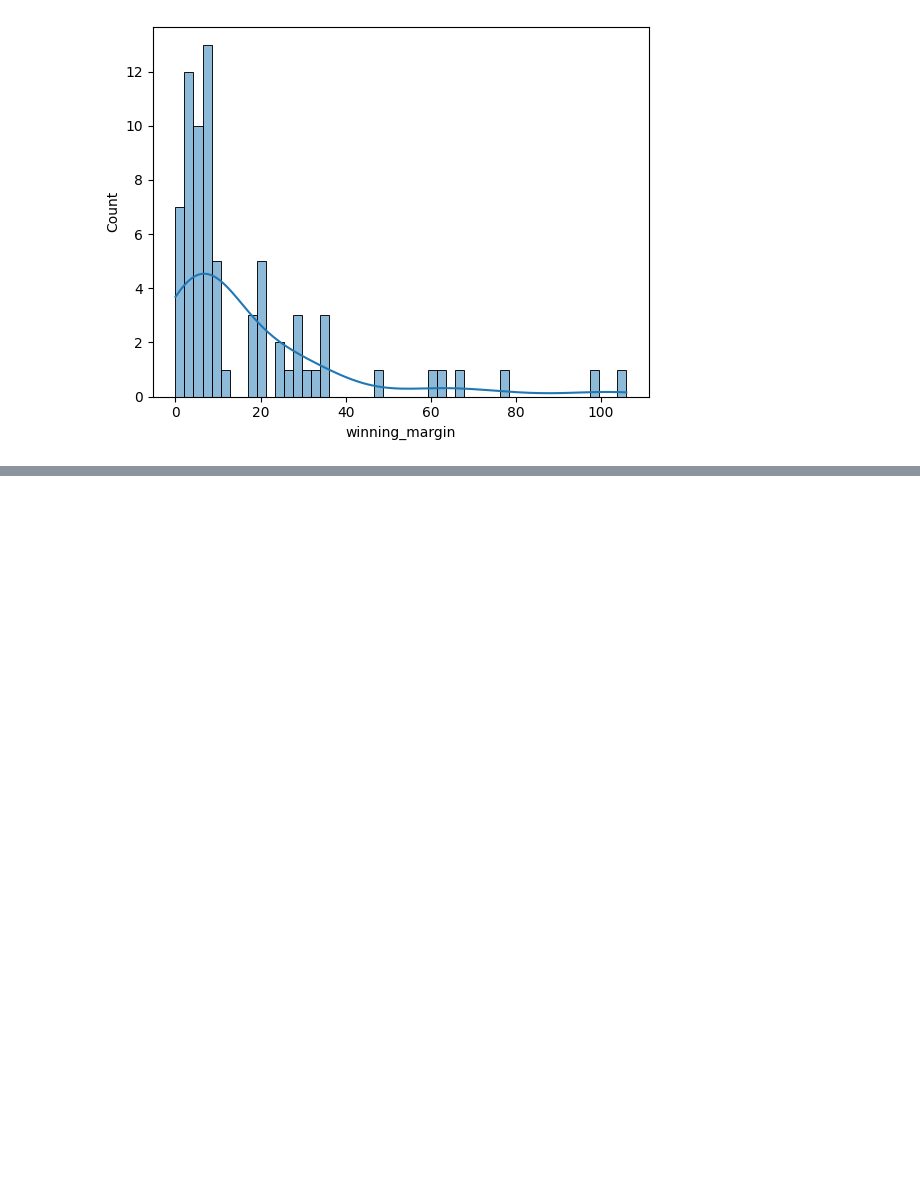
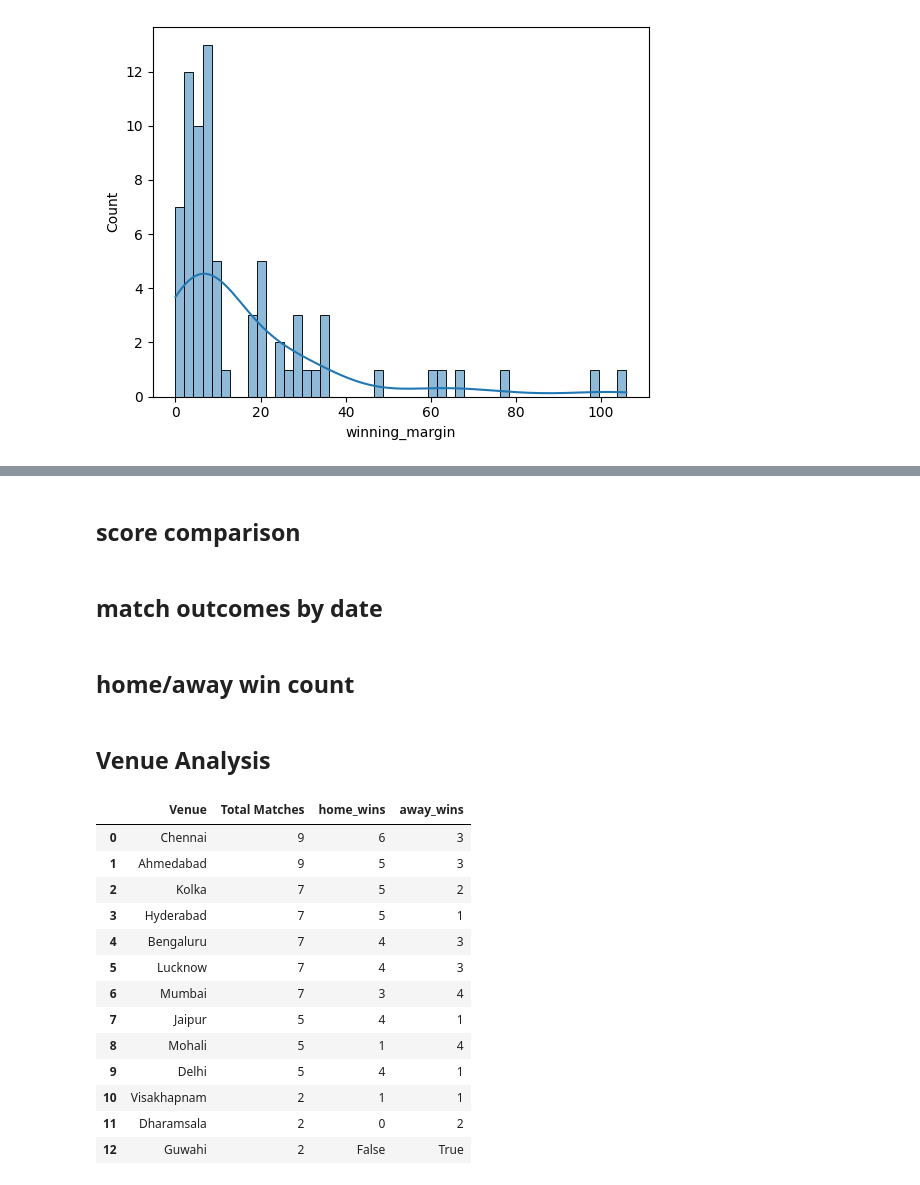
Before and after one commit to Omimishra/Python-Data-science, a Jupyter notebook: fixtures.ipynb, the cells around one changed output, grey strips where cells are left out. Cells and saved outputs as stored; diff of their text form; code cells hidden in the pictures; blank space fills up the shorter version.

```diff
--- a/fixtures.ipynb
+++ b/fixtures.ipynb
@@ -576,0 +645,2 @@ sns.scatterplot(team_CSK,x='home_team_abbrev',y='away_team_abbrev',hue='home_win
+# %% [markdown]
+## score comparison
@@ -576,0 +678,2 @@ sns.scatterplot(team_CSK,x='home_team_abbrev',y='away_team_abbrev',hue='home_win
+# %% [markdown]
+## match outcomes by date
@@ -576,0 +733,32 @@ sns.scatterplot(team_CSK,x='home_team_abbrev',y='away_team_abbrev',hue='home_win
+# %%
+# Convert the 'date' column to a datetime format
+df['date'] = pd.to_datetime(df['date'], errors='coerce')
+
+# Create a new column to indicate the winner
+df['winner'] = df.apply(lambda x: x['home_team_abbrev'] if x['home_win'] else x['away_team_abbrev'], axis=1)
+
+# Count the number of wins by team and date
+win_counts = df.groupby(['date', 'winner']).size().reset_index(name='win_count')
+
+# Create a heatmap
+fig = px.density_heatmap(
+    win_counts,
+    x='date',
+    y='winner',
+    z='win_count',
+    title='Heatmap of Wins by Team over Time',
+    labels={'date': 'Match Date', 'winner': 'Winning Team', 'win_count': 'Number of Wins'},
+    color_continuous_scale='Viridis'  # Optional: Customize color scale
+)
+
+fig.update_layout(
+    xaxis_title='Date',
+    yaxis_title='Winning Team',
+    legend_title='Number of Wins',
+    plot_bgcolor='white'
+)
+
+# Show plot
+fig.show()
+# %% [markdown]
+## home/away win count
@@ -576,0 +785,31 @@ sns.scatterplot(team_CSK,x='home_team_abbrev',y='away_team_abbrev',hue='home_win
+# %% [markdown]
+## Venue Analysis
+# %%
+# ven = df.groupby(['date', 'cleaned_venue']).size()
+# ven
+venue_matches = df['cleaned_venue'].value_counts().reset_index()
+venue_matches.columns=['Venue','Total Matches']
+
+# home_wins = df.groupby(by='cleaned_venue')[df['home_win'].sum()]
+venue_wins = df.groupby('cleaned_venue').agg(home_wins=('home_win', 'sum'), away_wins=('away_win', 'sum')).reset_index()
+venue_wins
+
+# Merge both counts into a single DataFrame
+venue_analysis = pd.merge(venue_matches, venue_wins, left_on='Venue', right_on='cleaned_venue')
+venue_analysis.drop('cleaned_venue', axis=1, inplace=True)
+venue_analysis
+# %% [output]
+|  | Venue | Total Matches | home_wins | away_wins |
+| 0 | Chennai | 9 | 6 | 3 |
+| 1 | Ahmedabad | 9 | 5 | 3 |
+| 2 | Kolka | 7 | 5 | 2 |
+| 3 | Hyderabad | 7 | 5 | 1 |
+| 4 | Bengaluru | 7 | 4 | 3 |
+| 5 | Lucknow | 7 | 4 | 3 |
+| 6 | Mumbai | 7 | 3 | 4 |
+| 7 | Jaipur | 5 | 4 | 1 |
+| 8 | Mohali | 5 | 1 | 4 |
+| 9 | Delhi | 5 | 4 | 1 |
+| 10 | Visakhapnam | 2 | 1 | 1 |
+| 11 | Dharamsala | 2 | 0 | 2 |
+| 12 | Guwahi | 2 | False | True |
```
Also changed, not shown: parts of 15 cells of this notebook.
